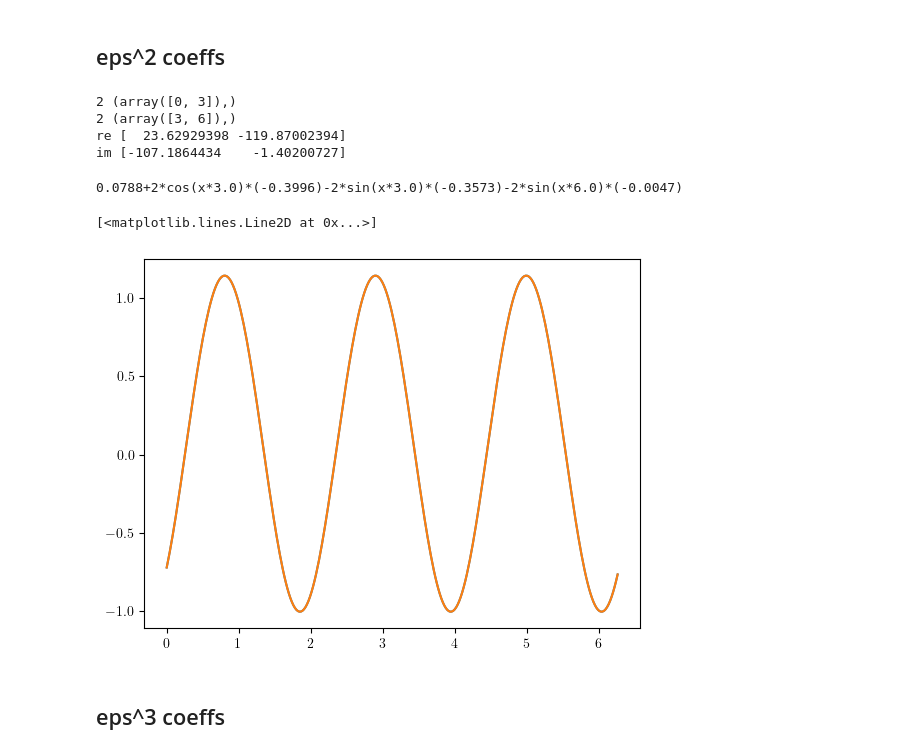
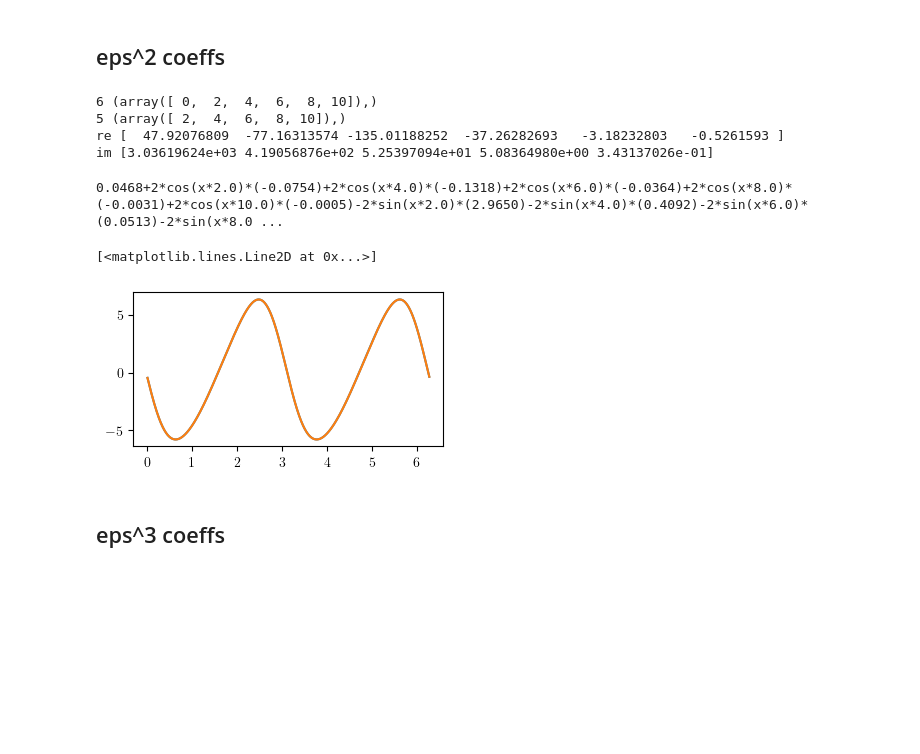
Before and after one commit to youngmp/nm, a Jupyter notebook: jupyter/bif2_thal1_fourier.ipynb, the cells around one changed output. Saved outputs shown, nothing was run; the diff lists cells and outputs as text; code cells hidden in the pictures; blank space fills up the shorter version.

```diff
--- a/jupyter/bif2_thal1_fourier.ipynb
+++ b/jupyter/bif2_thal1_fourier.ipynb
@@ -371,10 +353,10 @@ axs.plot(a21.x,a21.system1.h['dat'][1])
 # %%
 #recompute_list = ['h_data_cglf0','h_data_cglf0','p_data_cglf0','p_data_cglf0']
 recompute_list = []
-kw_nm31 = {'system1':system1,'system2':None,'_n':('om0',3),'_m':('om1',1),
-         'NH':300,'save_fig':False,'recompute_list':recompute_list}
+kw_nm12 = {'system1':system1,'system2':None,'_n':('om0',1),'_m':('om1',2),
+         'NH':1024,'save_fig':False,'recompute_list':recompute_list}
 # %%
-del31_p001 = 0.001
-a31 = nm.nmCoupling(**kw_nm31, del1=del31_p001)
+del12_p001 = 0.001
+a12 = nm.nmCoupling(**kw_nm12, del1=del12_p001)
 # %% [output]
 u expr eps**2*f2 + eps*f1
@@ -410,24 +392,24 @@ axs.plot(a31.x,a31.system1.h['dat'][0])
 # %% [markdown]
 ## eps^2 coeffs
 # %%
-coeffs_re, coeffs_im, fr, fi = get_coeffs(a31,1)
+coeffs_re, coeffs_im, fr, fi = get_coeffs(a12,1)
 # %% [output]
-2 (array([0, 3]),)
-2 (array([3, 6]),)
-re [  23.62929398 -119.87002394]
-im [-107.1864434    -1.40200727]
+6 (array([ 0,  2,  4,  6,  8, 10]),)
+5 (array([ 2,  4,  6,  8, 10]),)
+re [  47.92076809  -77.16313574 -135.01188252  -37.26282693   -3.18232803   -0.5261593 ]
+im [3.03619624e+03 4.19056876e+02 5.25397094e+01 5.08364980e+00 3.43137026e-01]
 # %%
-tot = call_fourier_series(a31,coeffs_re,coeffs_im,fr,fi)
-print(print_fourier_series(a31,coeffs_re,coeffs_im,fr,fi))
+tot = call_fourier_series(a12,coeffs_re,coeffs_im,fr,fi)
+print(print_fourier_series(a12,coeffs_re,coeffs_im,fr,fi))
 # %% [output]
-0.0788+2*cos(x*3.0)*(-0.3996)-2*sin(x*3.0)*(-0.3573)-2*sin(x*6.0)*(-0.0047)
+0.0468+2*cos(x*2.0)*(-0.0754)+2*cos(x*4.0)*(-0.1318)+2*cos(x*6.0)*(-0.0364)+2*cos(x*8.0)*(-0.0031)+2*cos(x*10.0)*(-0.0005)-2*sin(x*2.0)*(2.9650)-2*sin(x*4.0)*(0.4092)-2*sin(x*6.0)*(0.0513)-2*sin(x*8.0 ...
 # %%
-fig,axs = plt.subplots()
-axs.plot(a31.x,tot)
-axs.plot(a31.x,a31.system1.h['dat'][1])
+fig,axs = plt.subplots(figsize=(4,2))
+axs.plot(a12.x,tot)
+axs.plot(a12.x,a12.system1.h['dat'][1])
 # %% [output]
 [<matplotlib.lines.Line2D at 0x...>]
-[figure, old version]
+[figure, new version]
 # %% [markdown]
 ## eps^3 coeffs
 # %%
```
Also changed, not shown: parts of 62 cells of this notebook, 1 other file.
